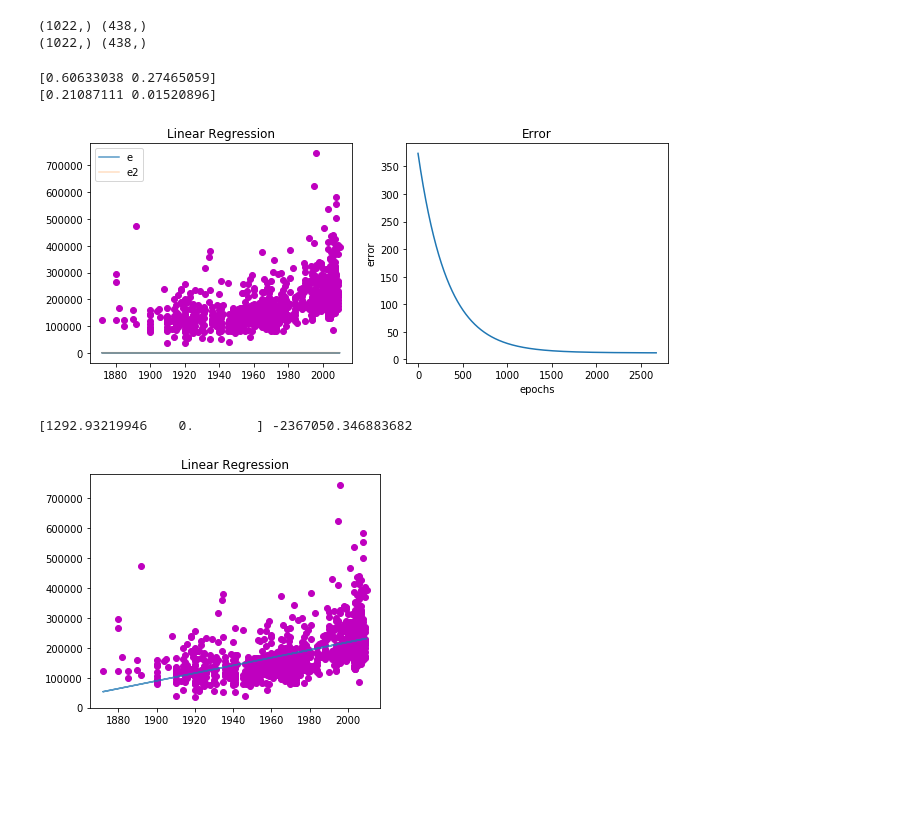
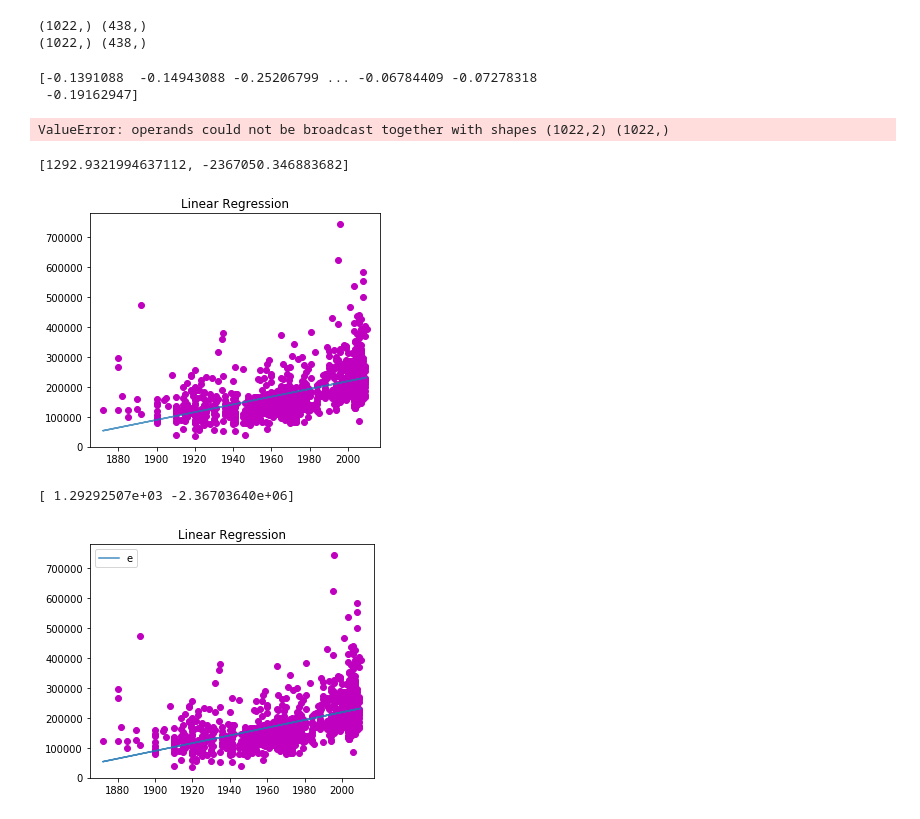
Before and after one commit to rdenadai/AI-Study-Notebooks, a Jupyter notebook: notebooks/LinearRegressionGradientDescent.ipynb, the cells around one changed output. Cells and saved outputs as stored; diff of their text form; code cells hidden in the pictures; blank space fills up the shorter version.

```diff
--- a/notebooks/LinearRegressionGradientDescent.ipynb
+++ b/notebooks/LinearRegressionGradientDescent.ipynb
@@ -36,11 +36,11 @@ def denormalize(X, y, theta):
     theta_hat = np.array([b * theta[0] / d, b*theta[1] + a - c*b*theta[0]/d])
     return theta_hat
 
-def linear_regression_mult_gd(X, y, epoch=5000, lr=.001):
+def linear_regression_mult_gd(X, y, epoch=10000, lr=.0001):
     """Multivariate Linear Regression with Gradient Descent : Multidimensional."""
     total_expected_error = 0
     # Initialize the weights with random values
-    W = np.random.uniform(size=X.shape[1])
+    W = np.array([0., 0.]) #np.random.uniform(size=X.shape[1])
     # We are just copying to presentation
     W_org = W.copy()
     errorlist = []
@@ -51,11 +51,13 @@ def linear_regression_mult_gd(X, y, epoch=5000, lr=.001):
         # prediction
         Yh = X.dot(W)
         # calculate the error
-        error = (Yh - y)
+        error = (Yh - y) * X[:, 1]
+        print(error)
         # sum all the errors used in early stop and for presentation
         total_error = np.sum(error**2)
         # calculate the gradient
-        gradient = X.T.dot(error) / X.shape[0]
+        gradient = X * error / X.shape[0]
+        print(gradient)
         # adjust the weights using the learning rate and the gradient
         W += -lr * gradient
         # In case we need to stop iterating because the error is too low
@@ -68,11 +70,9 @@ def linear_regression_mult_gd(X, y, epoch=5000, lr=.001):
     return W_org, W, total_error, errorlist, epoch_steps
 
 A = np.c_[np.ones(len(X_train)), X_train]
-W_org, W, error, errorlist, epoch_steps = linear_regression_mult_gd(A, y_train)
-print(W_org)
+W_org, W, error, errorlist, epoch_steps = linear_regression_mult_gd(A.copy(), y_train.copy())
+W = denormalize(A.copy(), y_train.copy(), W)
 print(W)
-#W = denormalize(A, y, W)
-#print(W)
 e = W[0] + (X_train * W[1])
 e2 = W_org[0] + (X_train * W_org[1])
 
@@ -80,7 +80,7 @@ plt.figure(figsize=(9, 4))
 plt.subplot(1, 2, 1)
 plt.title('Linear Regression')
 plt.plot(X_train, y_train, 'mo')
-plt.plot(X_train, e, alpha=.75, label='e')
+plt.plot(X_train, e, alpha=.85, label='e')
 plt.plot(X_train, e2, alpha=.25, label='e2')
 plt.legend()
 plt.subplot(1, 2, 2)
@@ -91,13 +91,13 @@ plt.plot(range(epoch_steps), errorlist)
 plt.tight_layout()
 plt.show()
 # %% [output]
-[0.60633038 0.27465059]
-[0.21087111 0.01520896]
+[-0.1391088  -0.14943088 -0.25206799 ... -0.06784409 -0.07278318
+ -0.19162947]
-[figure, removed]
+ValueError: operands could not be broadcast together with shapes (1022,2) (1022,)
 # %%
 A = np.vstack([X_train, np.ones(len(X_train))]).T
 reg = LinearRegression().fit(A, y_train)
-print(reg.coef_, reg.intercept_)
+print([reg.coef_[0], reg.intercept_])
 e_sk_value = (reg.coef_ * A) + reg.intercept_
 
 plt.figure(figsize=(5, 4))
@@ -107,5 +107,41 @@ plt.plot(X_train, e_sk_value[:, 0], alpha=.75)
 plt.tight_layout()
 plt.show()
 # %% [output]
-[1292.93219946    0.        ] -2367050.346883682
+[1292.9321994637112, -2367050.346883682]
 [figure]
+# %%
+def gradient_descent(x_nor, y_nor, iters):
+    theta = np.random.uniform(size=2)
+    alpha = 1
+    for t in range(iters):
+        theta[0] -= alpha/x_nor.shape[0] * 2 * sum((theta[0] * x_nor + theta[1] - y_nor)*x_nor)
+        theta[1] -= alpha/x_nor.shape[0] * 2 * sum((theta[0] * x_nor + theta[1] - y_nor) )
+    return theta
+
+def plot_fit(theta):
+    plt.scatter(x_nor, y_nor, marker = 'x')
+    plt.xlabel("Nomalized Temperature")
+    plt.ylabel("Normalized Demand")
+    xlim, ylim =(plt.gca().get_xlim(), plt.gca().get_ylim())
+    plt.plot(xlim, [theta[0]*xlim[0]+theta[1], theta[0]*xlim[1]+theta[1]], 'C1')
+    plt.xlim(xlim)
+    plt.ylim(ylim)
+
+X_nor, y_nor = normalize(A.copy(), y_train.copy())
+Wg = gradient_descent(X_nor[:, 1], y_nor, 50)
+Wg = denormalize(A.copy(), y_train.copy(), Wg)
+print(Wg)
+
+e = Wg[1] + (X_train * Wg[0])
+
+plt.figure(figsize=(9, 4))
+plt.subplot(1, 2, 1)
+plt.title('Linear Regression')
+plt.plot(X_train, y_train, 'mo')
+plt.plot(X_train, e, alpha=.85, label='e')
+plt.legend()
+plt.tight_layout()
+plt.show()
+# %% [output]
+[ 1.29292507e+03 -2.36703640e+06]
+[figure, added]
```
